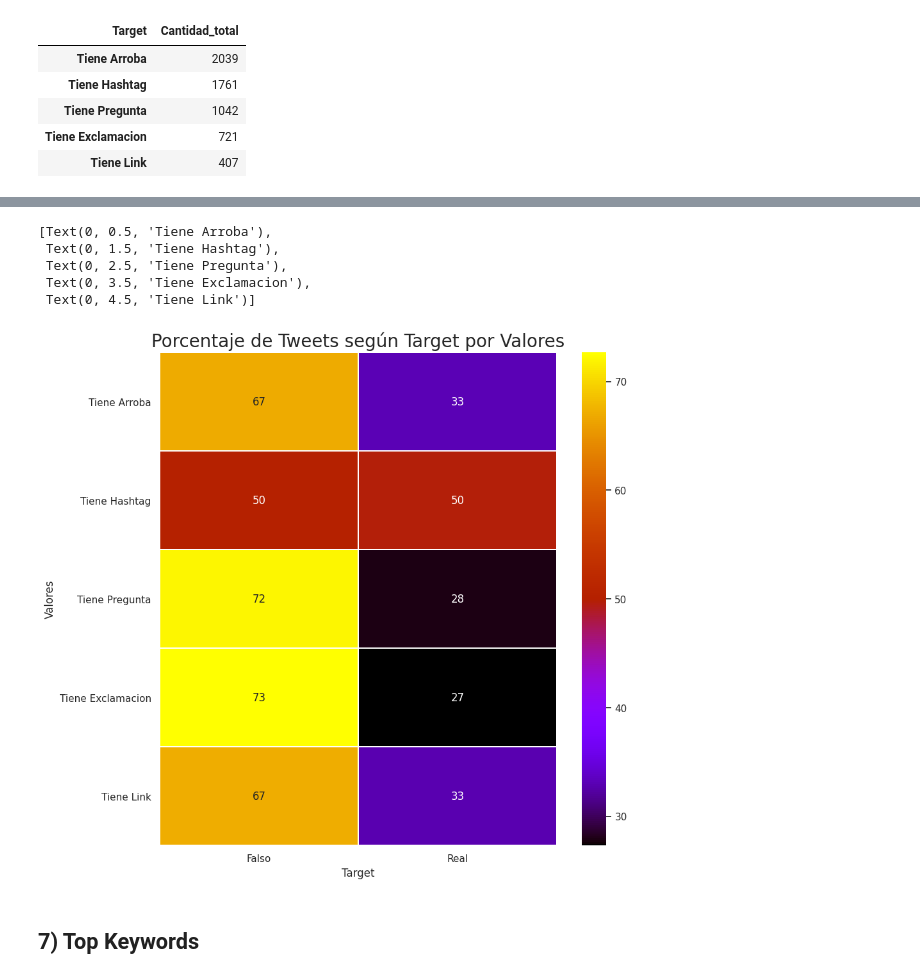
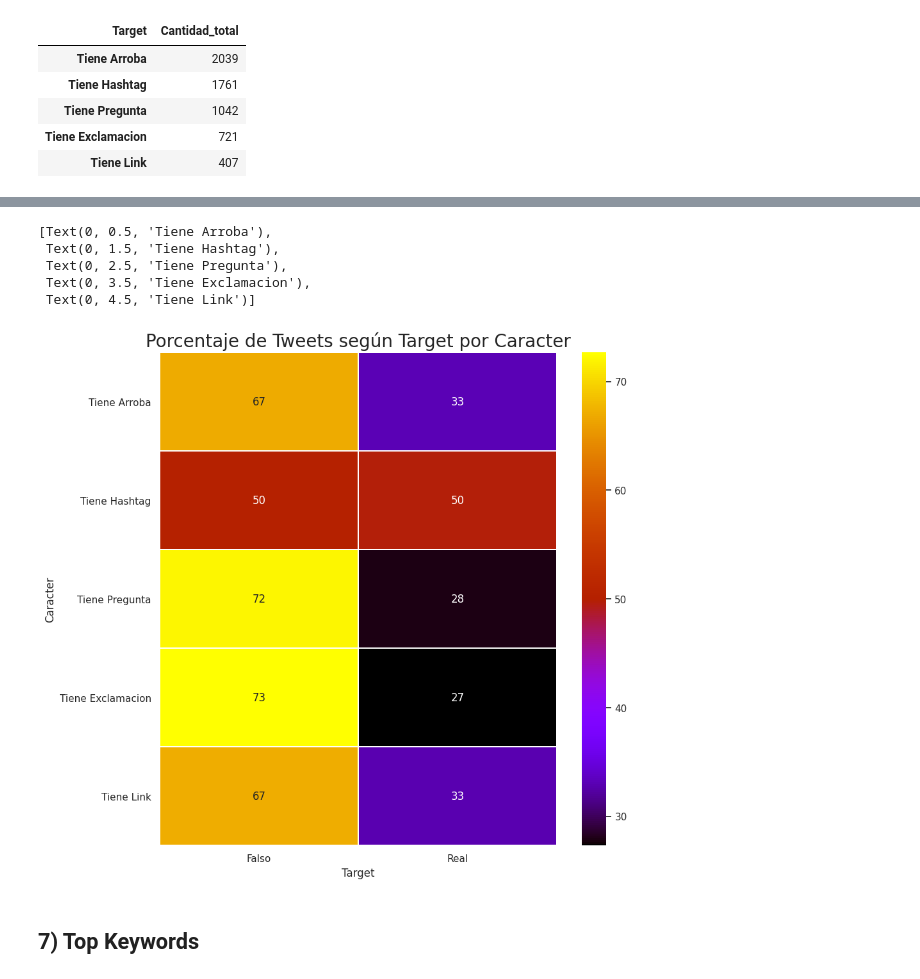
Before and after one commit to SergioCalvani/75.06-Datos-TP1-2020, a Jupyter notebook: Junto.ipynb, the cells around one changed output, grey strips where cells are left out. Saved outputs shown, nothing was run; the diff lists cells and outputs as text; code cells hidden in the pictures.

```diff
--- a/Junto.ipynb
+++ b/Junto.ipynb
@@ -1543,17 +1593,17 @@ Text(0, 0.5, 'Valores')
 # %%
 plt.subplots(figsize=(10,10))
 grafico_porcentaje_target_tiene=sns.heatmap(porcentaje_target_tiene,linewidths=.5,fmt=".0f",annot=True,cmap="gnuplot")
-grafico_porcentaje_target_tiene.set_title("Porcentaje de Tweets según Target por Valores",fontsize=20)
+grafico_porcentaje_target_tiene.set_title("Porcentaje de Tweets según Target por Caracter",fontsize=20)
 grafico_porcentaje_target_tiene.set_xlabel("Target",fontsize=12)
-grafico_porcentaje_target_tiene.set_ylabel("Valores",fontsize=12)
+grafico_porcentaje_target_tiene.set_ylabel("Caracter",fontsize=12)
 grafico_porcentaje_target_tiene.set_yticklabels(grafico_porcentaje_target_tiene.get_yticklabels(),rotation=0)
 # %% [output]
 [Text(0, 0.5, 'Tiene Arroba'),
  Text(0, 1.5, 'Tiene Hashtag'),
  Text(0, 2.5, 'Tiene Pregunta'),
  Text(0, 3.5, 'Tiene Exclamacion'),
  Text(0, 4.5, 'Tiene Link')]
-[figure, old version]
+[figure, new version]
 # %% [markdown]
 ## 7) Top Keywords
 # %%
```
Also changed, not shown: parts of 23 cells of this notebook.
